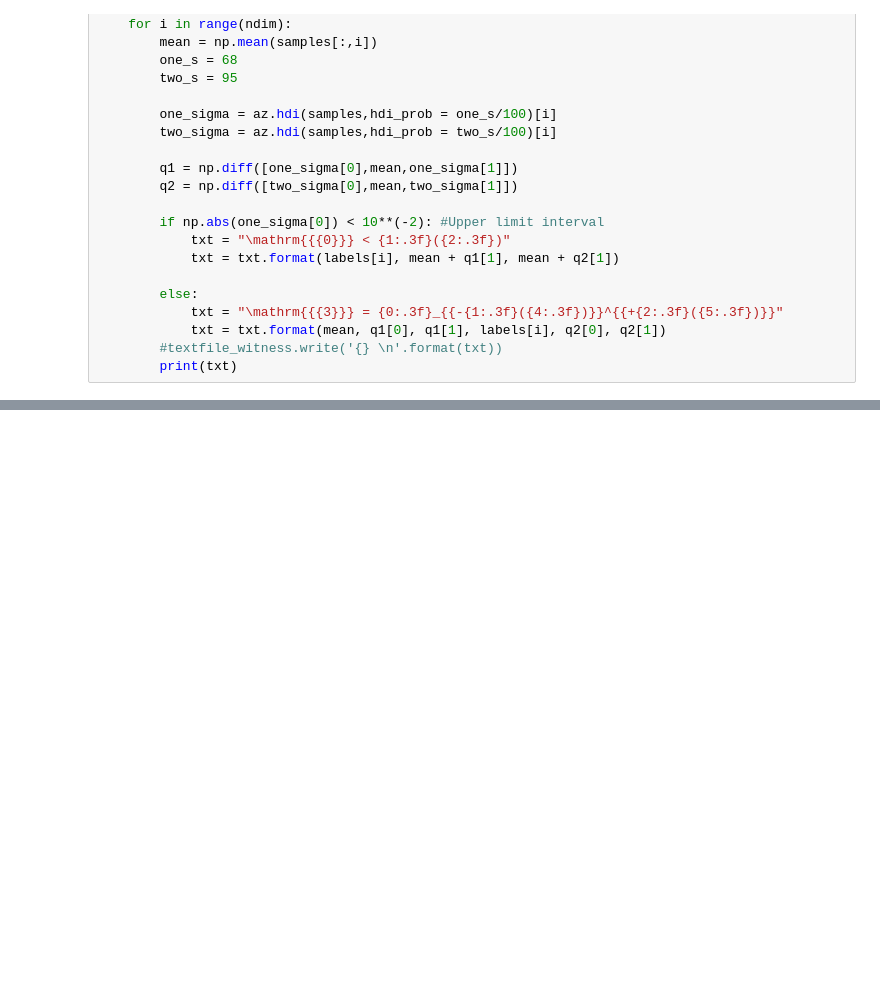
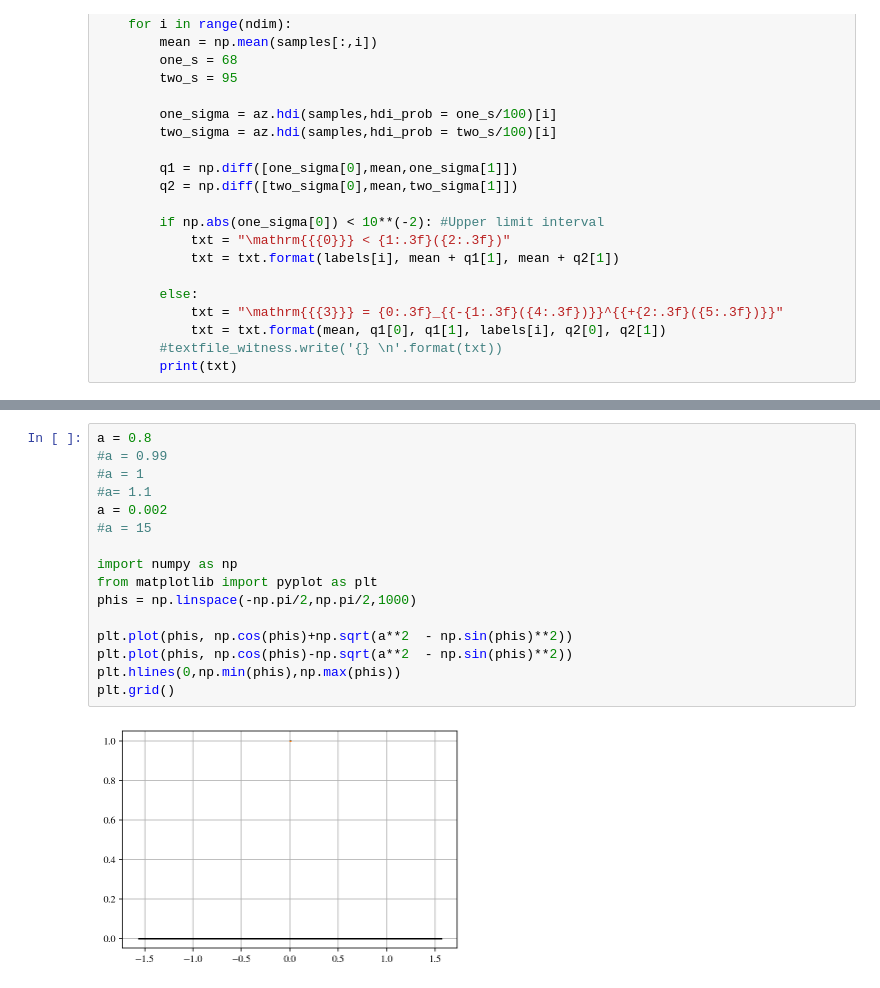
Before and after one commit to matiasleize/GC_MCMC, a Jupyter notebook: notebooks/plot_contours.ipynb, the cells around one changed output, grey strips where cells are left out. Saved outputs shown, nothing was run; the diff lists cells and outputs as text; blank space fills up the shorter version.

```diff
--- a/notebooks/plot_contours.ipynb
+++ b/notebooks/plot_contours.ipynb
@@ -211,3 +255,21 @@ GILA model intervals:
 \mathrm{\omega_m} = 0.163_{-0.008(0.017)}^{+0.008(0.016)}
 \mathrm{\Omega_{{m}}^{{LCDM}}} = 0.313_{-0.016(0.031)}^{+0.017(0.033)}
 \mathrm{\Omega_{{\Lambda}}^{{LCDM}}} = 0.687_{-0.017(0.033)}^{+0.016(0.031)}
+# %%
+a = 0.8
+#a = 0.99
+#a = 1
+#a= 1.1
+a = 0.002
+#a = 15
+
+import numpy as np
+from matplotlib import pyplot as plt
+phis = np.linspace(-np.pi/2,np.pi/2,1000)
+
+plt.plot(phis, np.cos(phis)+np.sqrt(a**2  - np.sin(phis)**2))
+plt.plot(phis, np.cos(phis)-np.sqrt(a**2  - np.sin(phis)**2))
+plt.hlines(0,np.min(phis),np.max(phis))
+plt.grid()
+# %% [output]
+[figure, added]
```
Also changed, not shown: parts of 4 cells of this notebook, 12 other files.
